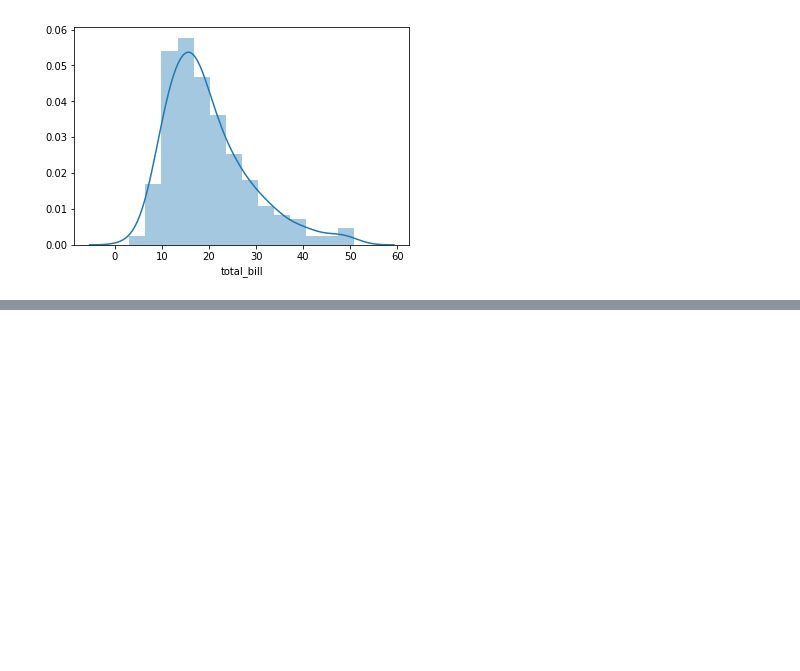
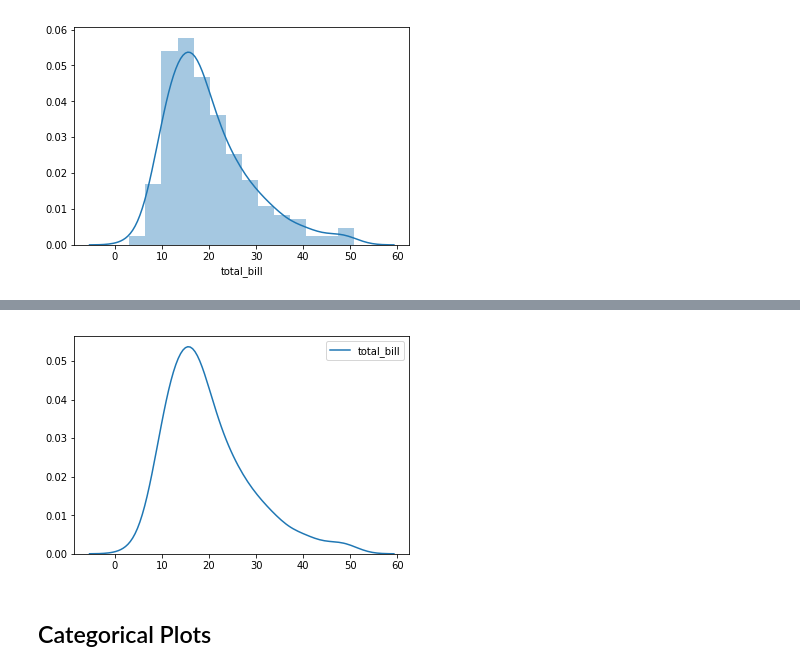
Before and after one commit to ohduran-attempts/data-science-review, a Jupyter notebook: Seaborn Crash Course/Seaborn.ipynb, the cells around one changed output, grey strips where cells are left out. Saved outputs shown, nothing was run; the diff lists cells and outputs as text; code cells hidden in the pictures; blank space fills up the shorter version.

```diff
--- a/Seaborn Crash Course/Seaborn.ipynb
+++ b/Seaborn Crash Course/Seaborn.ipynb
@@ -48,0 +91,6 @@ sns.distplot(tips['total_bill']);
+# %%
+sns.kdeplot(tips['total_bill']);
+# %% [output]
+[figure, added]
+# %% [markdown]
+## Categorical Plots
```
Also changed, not shown: parts of 22 cells of this notebook.
